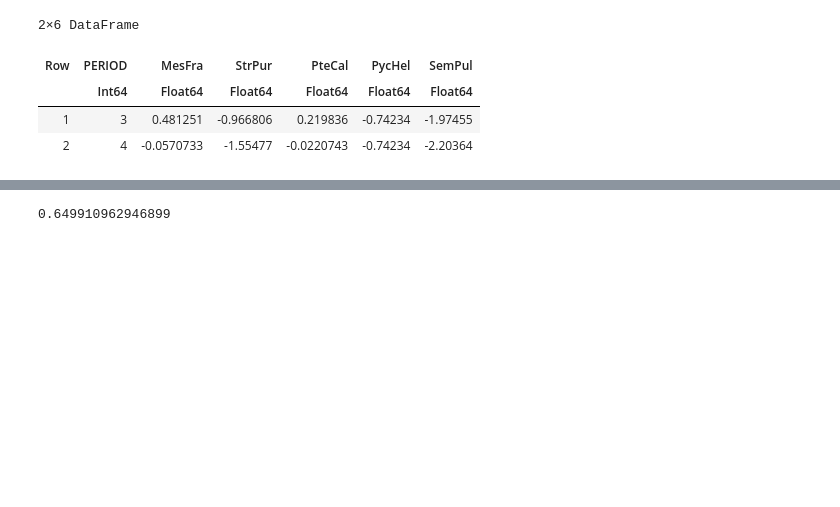
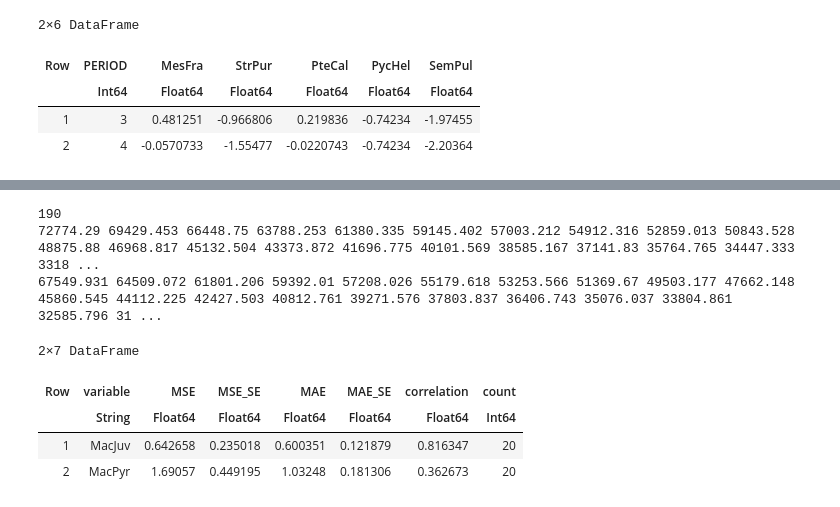
Before and after one commit to Jack-H-Buckner/SpatiallyReplicatedUDEs, a Jupyter notebook: analysis/OneSite.ipynb, the cells around one changed output, grey strips where cells are left out. Saved outputs shown, nothing was run; the diff lists cells and outputs as text; code cells hidden in the pictures; blank space fills up the shorter version.

```diff
--- a/analysis/OneSite.ipynb
+++ b/analysis/OneSite.ipynb
@@ -93,3 +72,20 @@ plt
 # %%
+function training!(model)
+    UniversalDiffEq.train!(model, loss_function = "spline gradient matching",  #spline
+        regularization_weight = 1000.0, optim_options = (maxiter = 500, step_size = 0.025),
+        loss_options = (σ = 0.05, τ = 0.2, T = 4*size(training)[1]))
+end
+
+n_per_fold = 10
+k_folds = 2
+summary_df,raw_df=UniversalDiffEq.leave_future_out_predict(NODE, training!, n_per_fold , k_folds)
+summary_df
 # %% [output]
-0.649910962946899
+190
+72774.29 69429.453 66448.75 63788.253 61380.335 59145.402 57003.212 54912.316 52859.013 50843.528 48875.88 46968.817 45132.504 43373.872 41696.775 40101.569 38585.167 37141.83 35764.765 34447.333 3318 ...
+67549.931 64509.072 61801.206 59392.01 57208.026 55179.618 53253.566 51369.67 49503.177 47662.148 45860.545 44112.225 42427.503 40812.761 39271.576 37803.837 36406.743 35076.037 33804.861 32585.796 31 ...
+2×7 DataFrame
+| Row | variable | MSE | MSE_SE | MAE | MAE_SE | correlation | count |
+|  | String | Float64 | Float64 | Float64 | Float64 | Float64 | Int64 |
+| 1 | MacJuv | 0.642658 | 0.235018 | 0.600351 | 0.121879 | 0.816347 | 20 |
+| 2 | MacPyr | 1.69057 | 0.449195 | 1.03248 | 0.181306 | 0.362673 | 20 |
```
Also changed, not shown: parts of 14 cells of this notebook, 40 other files.
